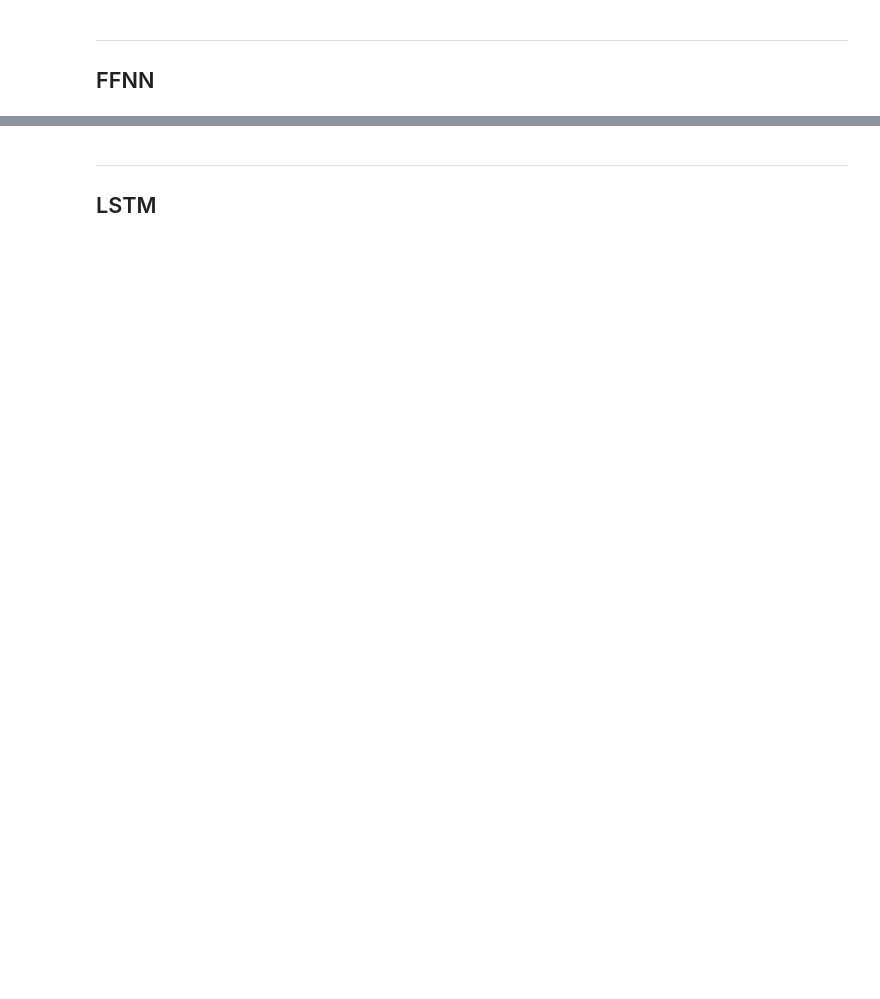
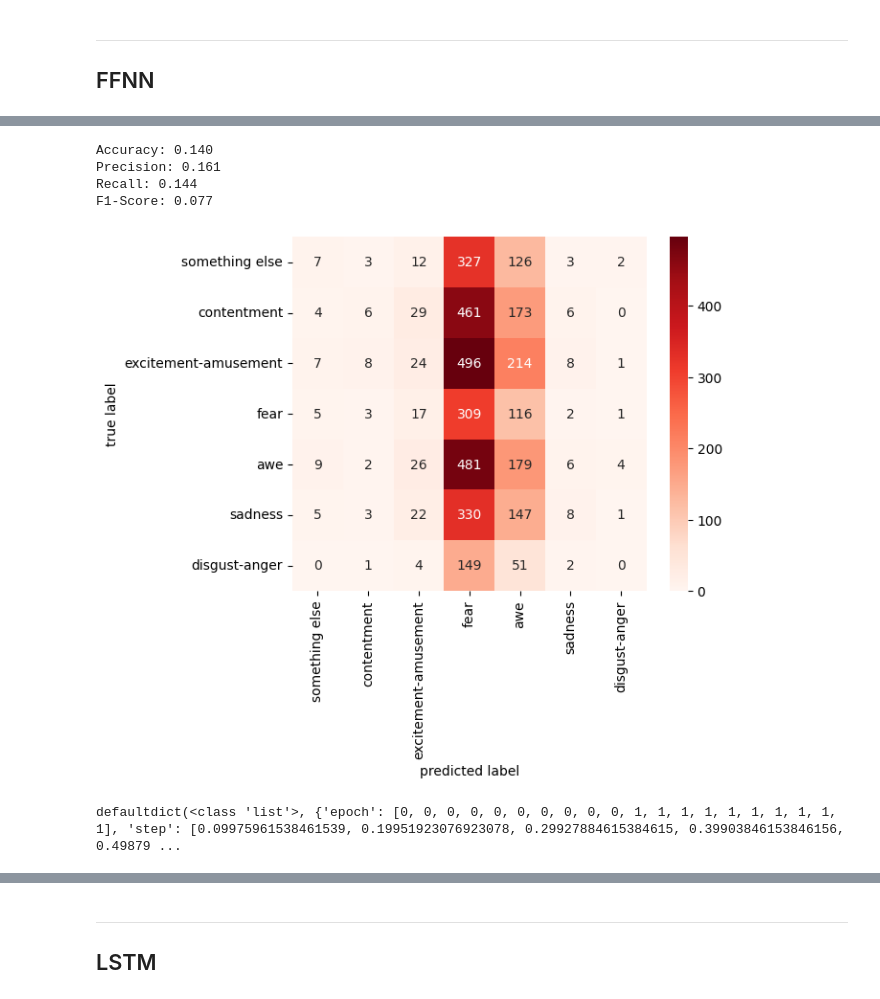
Before and after one commit to AlejandroCiuba/CS2756-Group-Project, a Jupyter notebook: Alejandro/text_experiments.ipynb, the cells around one changed output, grey strips where cells are left out. Saved outputs shown, nothing was run; the diff lists cells and outputs as text; code cells hidden in the pictures; blank space fills up the shorter version.

Commit message:
Worked on the FFNN

```diff
--- a/Alejandro/text_experiments.ipynb
+++ b/Alejandro/text_experiments.ipynb
@@ -79,10 +87,15 @@ RESULTS = {"experiment": [],
            "f1_score": [],
            "comments": [], }
 
+WTESTS = False  # Include and load word2vec experiments
+DTESTS = True   # Include and load doc2vec experiments
+
 # Only run the experiments listed here; empty means run all
-targets = ["LSTM/W2V"]
+targets = ["FFNN/D2V", "FFNN/D2VO"]
 def selected(target):
     if target in targets or len(targets) == 0:
+        if ("D2V" in target and not DTESTS) or ("W2V" in target and not WTESTS):
+            return False
         return True
     return False
 # %%
@@ -132,6 +142,8 @@ def exp_run(name, model, transforms, list_kwargs = None, comments = "", **kwargs
 
     results = exp.full_run(metrics=METRICS, **kwargs)
     display_results(results, name, comments)
+
+    return exp
 # %%
 def default_vector(name: str):
 
@@ -226,3 +304,9 @@ if selected(EXP5A):
 # %% [markdown]
 ***
 ## FFNN
+# %%
+def plot_loss(loss_record):
+
+    df = pd.DataFrame(loss_record)
+    df['training'] = df['epoch'] + df['step']
+    sns.lineplot(data=df, x='training', y='loss')
@@ -229,11 +327,29 @@ if selected(EXP5A):
 # %%
 EXP6A = "FFNN/D2V"
 
 if selected(EXP6A):
 
     def to_emotions(y_true, y_pred):
         return [ID_TO_CAT[i] for i in y_true], [ID_TO_CAT[i] for i in y_pred]
 
     numpy_transform = lambda X, y, subset: (np.array(X), y)
 
-    exp_run(EXP6A, model=FFNN(15, [10], 7, lr=1E-10), transforms=[d2v_transform, cat_transform, numpy_transform], epochs=4, batch_size=16, post=to_emotions)
+    steps = OrderedDict([("l1", Linear(15, 10)),
+                         ("a1", ReLU()),
+                         ("l2", Linear(10, 7)), ])
+
+    config = {"steps": steps,
+              "lr": 1E-10,
+              "epochs": 2,
+              "batch_size": 16,
+              "binary": False, }
+
+    exp = exp_run(EXP6A, model=FFNN(**config), transforms=[d2v_transform, cat_transform, numpy_transform], verbose=False, post=to_emotions)
+    plot_loss(exp.model.loss_record)
+# %% [output]
+Accuracy: 0.140
+Precision: 0.161
+Recall: 0.144
+F1-Score: 0.077
+[figure, added]
+defaultdict(<class 'list'>, {'epoch': [0, 0, 0, 0, 0, 0, 0, 0, 0, 0, 1, 1, 1, 1, 1, 1, 1, 1, 1, 1], 'step': [0.09975961538461539, 0.19951923076923078, 0.29927884615384615, 0.39903846153846156, 0.49879 ...
```
Also changed, not shown: parts of 17 cells of this notebook, 2 other files.
